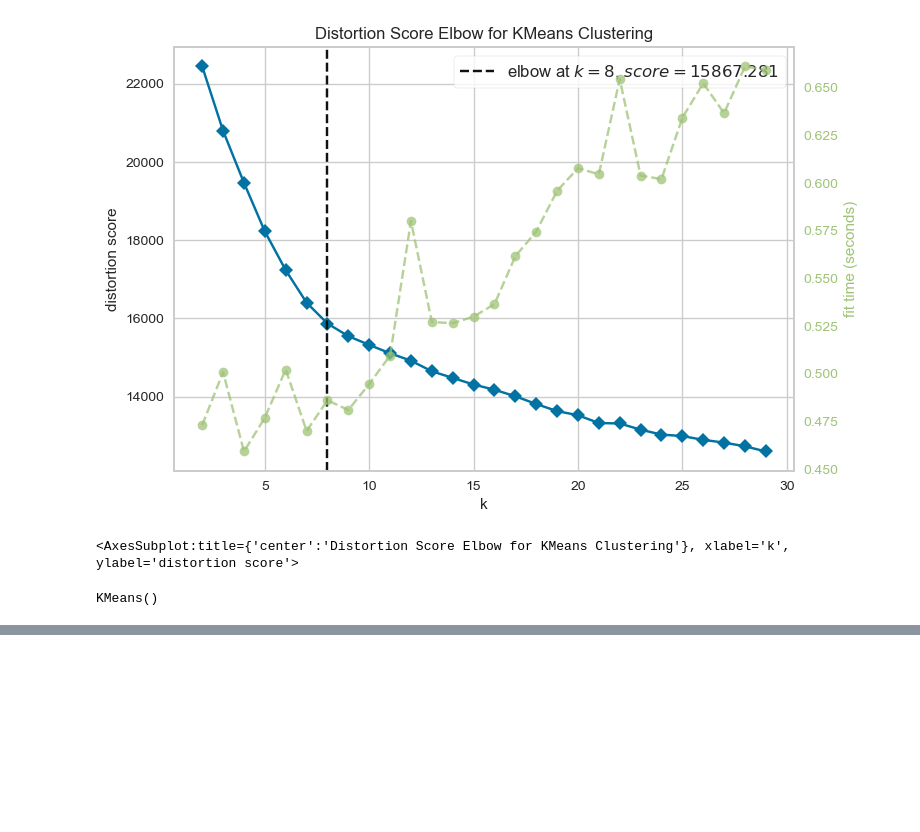
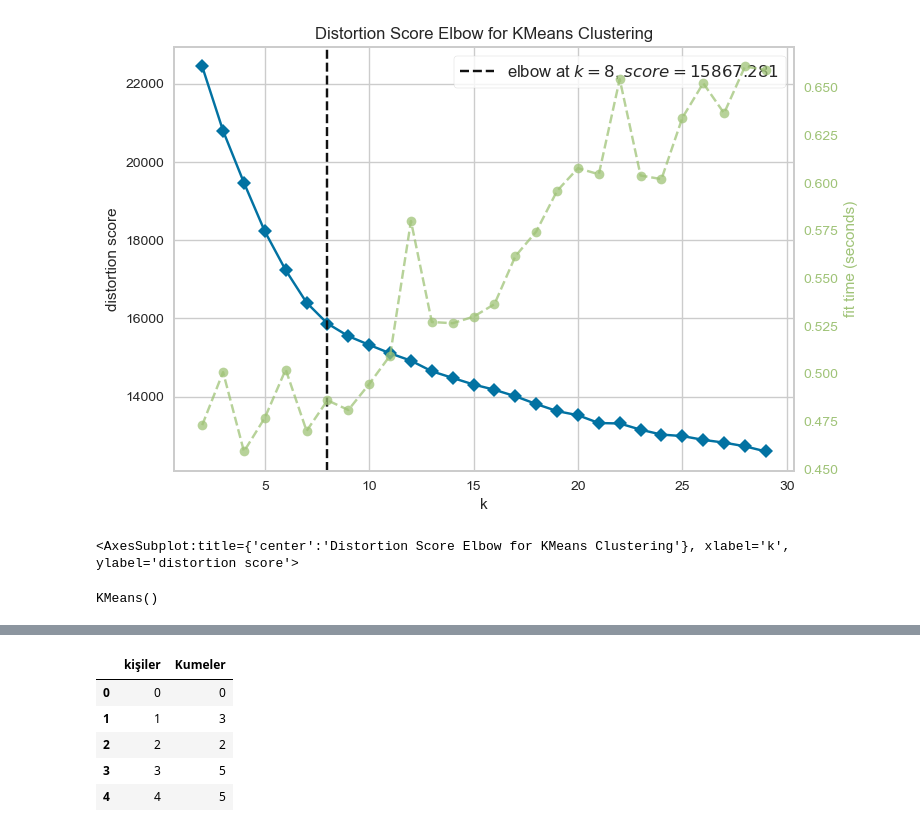
Before and after one commit to lte03/DATATHON2023, a Jupyter notebook: chat.ipynb, the cells around one changed output, grey strips where cells are left out. Drawn from its saved outputs; the diff is of its cells as text; code cells hidden in the pictures; blank space fills up the shorter version.

```diff
--- a/chat.ipynb
+++ b/chat.ipynb
@@ -302,0 +314,9 @@ data.to_csv("sunum.csv")
+# %%
+sunum1.head()
+# %% [output]
+|  | kişiler | Kumeler |
+| 0 | 0 | 0 |
+| 1 | 1 | 3 |
+| 2 | 2 | 2 |
+| 3 | 3 | 5 |
+| 4 | 4 | 5 |
```
Also changed, not shown: parts of 5 cells of this notebook, 1 other file.
